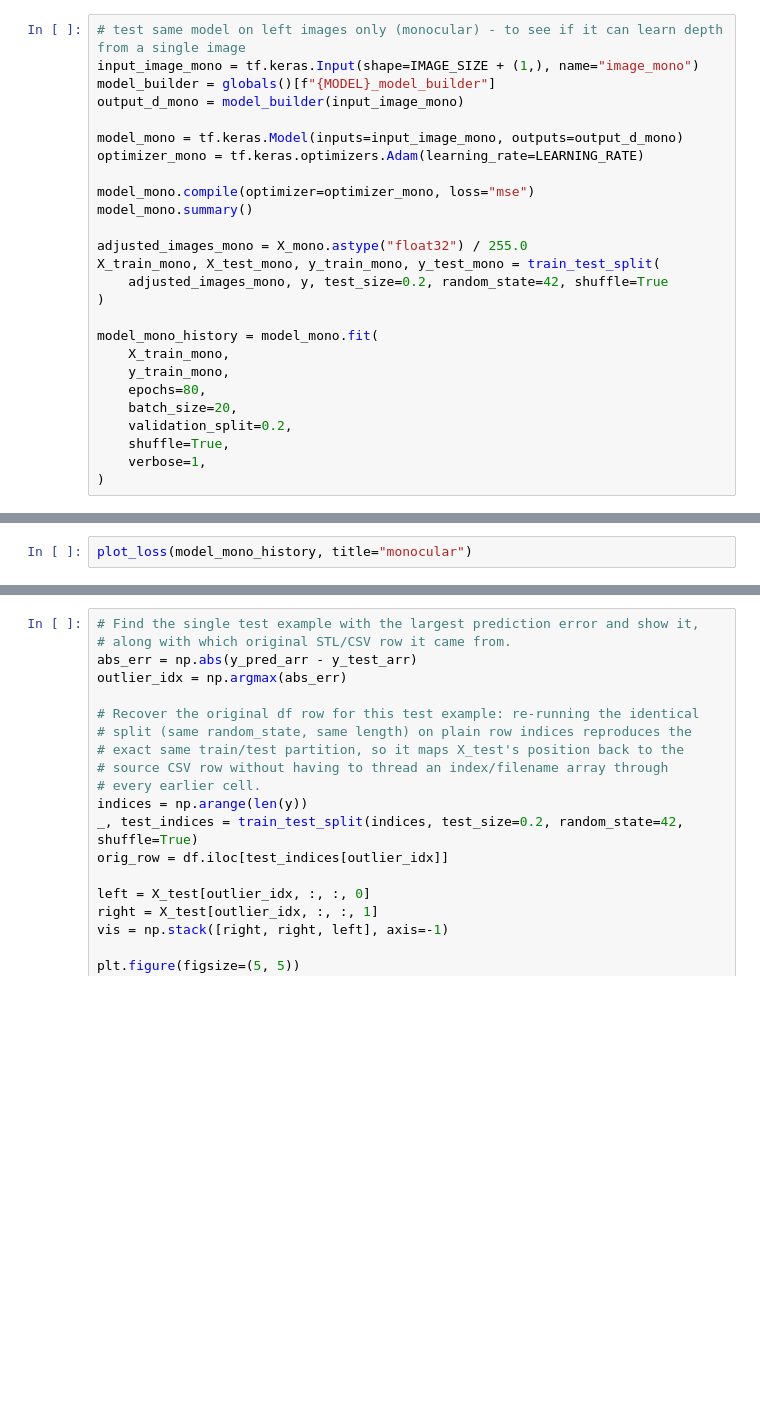
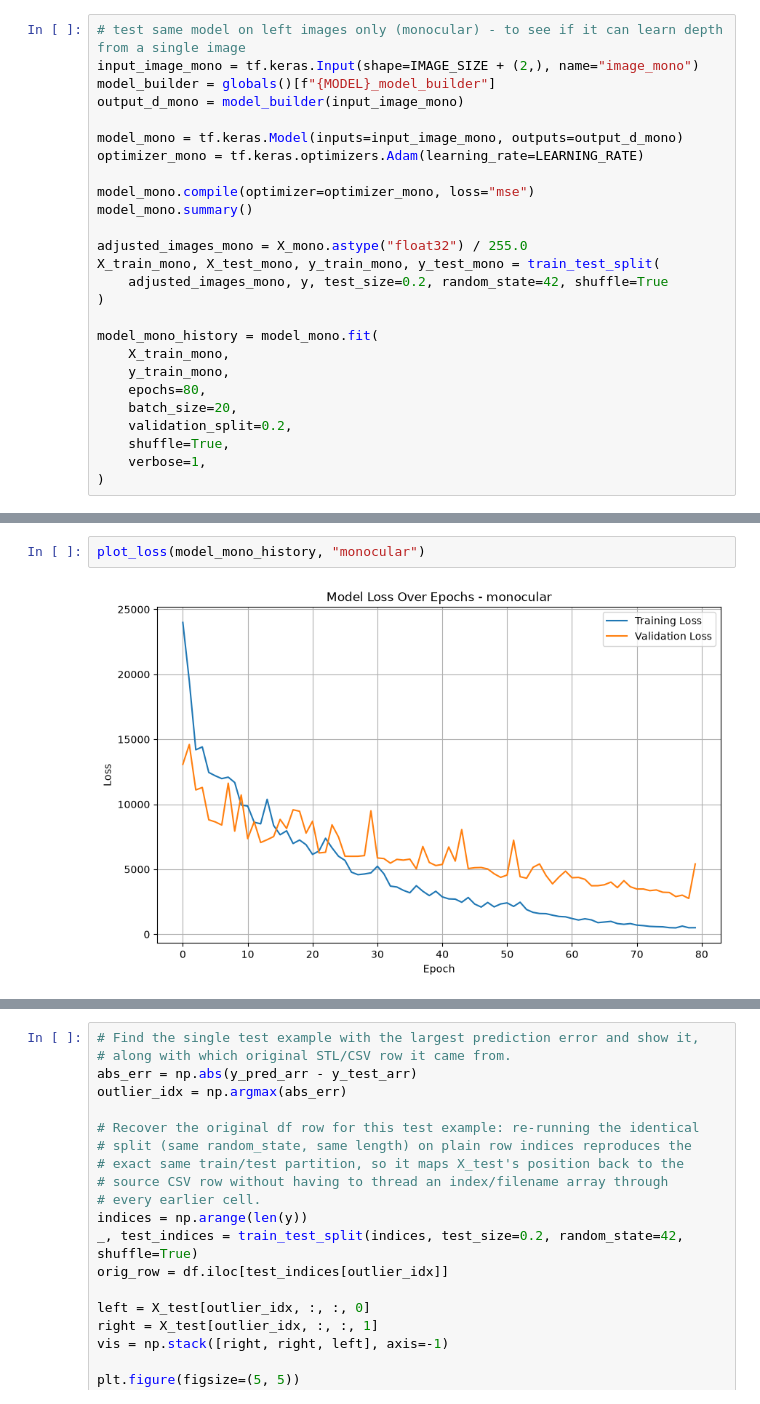
Before and after one commit to nivnoach/stereocrunch, a Jupyter notebook: depth.ipynb, the cells around one changed output, grey strips where cells are left out. Cells and saved outputs as stored; diff of their text form; blank space fills up the shorter version.

```diff
--- a/depth.ipynb
+++ b/depth.ipynb
@@ -192,6 +256,6 @@ plot_loss(history, "stereo")
 # %%
 # test same model on left images only (monocular) - to see if it can learn depth from a single image
-input_image_mono = tf.keras.Input(shape=IMAGE_SIZE + (1,), name="image_mono")
+input_image_mono = tf.keras.Input(shape=IMAGE_SIZE + (2,), name="image_mono")
 model_builder = globals()[f"{MODEL}_model_builder"]
 output_d_mono = model_builder(input_image_mono)
 
@@ -218,5 +321,7 @@ model_mono_history = model_mono.fit(
 # %%
-plot_loss(model_mono_history, title="monocular")
+plot_loss(model_mono_history, "monocular")
+# %% [output]
+[figure, added]
 # %%
 y_pred = model.predict(X_test)
 y_pred_mono = model_mono.predict(X_test_mono)
```
Also changed, not shown: parts of 10 cells of this notebook.
